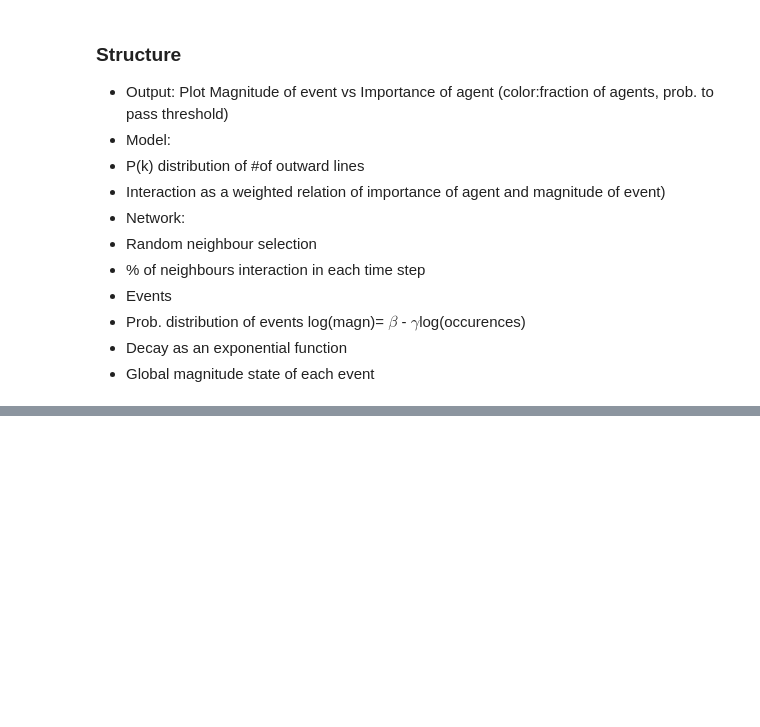
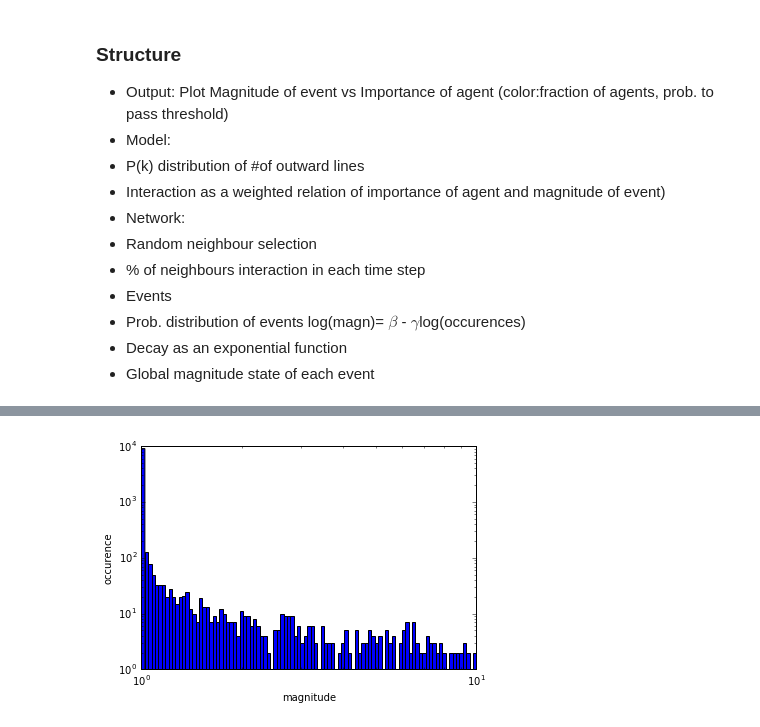
Before and after one commit to patapisp/SocialAwereness, a Jupyter notebook: PyConciousness.ipynb, the cells around one changed output, grey strips where cells are left out. Cells and saved outputs as stored; diff of their text form; code cells hidden in the pictures; blank space fills up the shorter version.

```diff
--- a/PyConciousness.ipynb
+++ b/PyConciousness.ipynb
@@ -161,3 +186,14 @@ class Agent(igraph.Vertex):
+# %%
+x = 10**np.random.power(a=0.02,size=10000)
+# histogram with log-bining
+plt.hist(x, bins=10**np.linspace(0, 1, 100))
+plt.yscale('log', nonposy='clip')
+plt.xscale('log')
+plt.xlabel('magnitude')
+plt.ylabel('occurence')
+plt.show()
+# %% [output]
+[figure, added]
 # %%
 Net = SocialNet(100)
 Net.draw()
```
Also changed, not shown: parts of 3 cells of this notebook.
